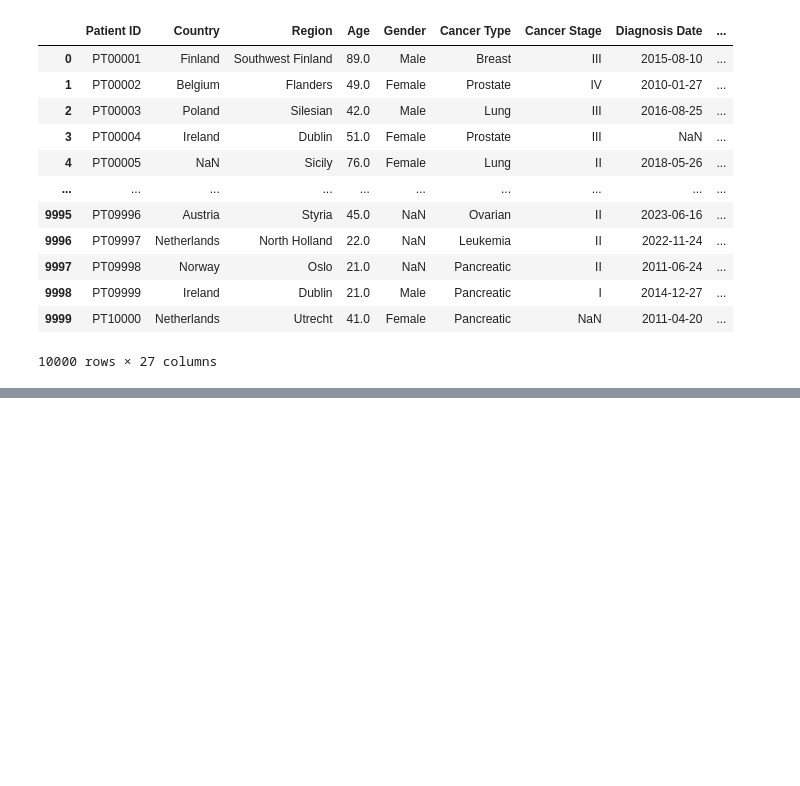
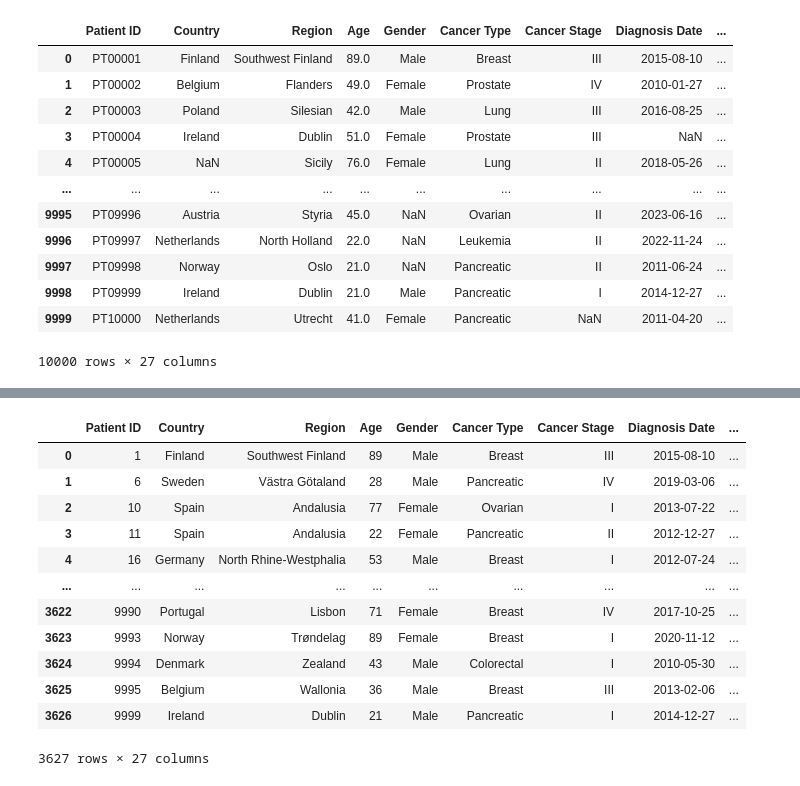
Before and after one commit to marcus1989/European_Cancer_Data, a Jupyter notebook: jupyter_notebooks/ETL.ipynb, the cells around one changed output, grey strips where cells are left out. Cells and saved outputs as stored; diff of their text form; code cells hidden in the pictures; blank space fills up the shorter version.

```diff
--- a/jupyter_notebooks/ETL.ipynb
+++ b/jupyter_notebooks/ETL.ipynb
@@ -100,0 +218,3 @@ except Exception as e:
+# %%
+# reset the index
+df.reset_index(drop=True, inplace=True)
@@ -100,0 +241,16 @@ except Exception as e:
+# %%
+df
+# %% [output]
+|  | Patient ID | Country | Region | Age | Gender | Cancer Type | Cancer Stage | Diagnosis Date | ... |
+| 0 | 1 | Finland | Southwest Finland | 89 | Male | Breast | III | 2015-08-10 | ... |
+| 1 | 6 | Sweden | Västra Götaland | 28 | Male | Pancreatic | IV | 2019-03-06 | ... |
+| 2 | 10 | Spain | Andalusia | 77 | Female | Ovarian | I | 2013-07-22 | ... |
+| 3 | 11 | Spain | Andalusia | 22 | Female | Pancreatic | II | 2012-12-27 | ... |
+| 4 | 16 | Germany | North Rhine-Westphalia | 53 | Male | Breast | I | 2012-07-24 | ... |
+| ... | ... | ... | ... | ... | ... | ... | ... | ... | ... |
+| 3622 | 9990 | Portugal | Lisbon | 71 | Female | Breast | IV | 2017-10-25 | ... |
+| 3623 | 9993 | Norway | Trøndelag | 89 | Female | Breast | I | 2020-11-12 | ... |
+| 3624 | 9994 | Denmark | Zealand | 43 | Male | Colorectal | I | 2010-05-30 | ... |
+| 3625 | 9995 | Belgium | Wallonia | 36 | Male | Breast | III | 2013-02-06 | ... |
+| 3626 | 9999 | Ireland | Dublin | 21 | Male | Pancreatic | I | 2014-12-27 | ... |
+3627 rows × 27 columns
```
Also changed, not shown: parts of 30 cells of this notebook, 2 other files.
